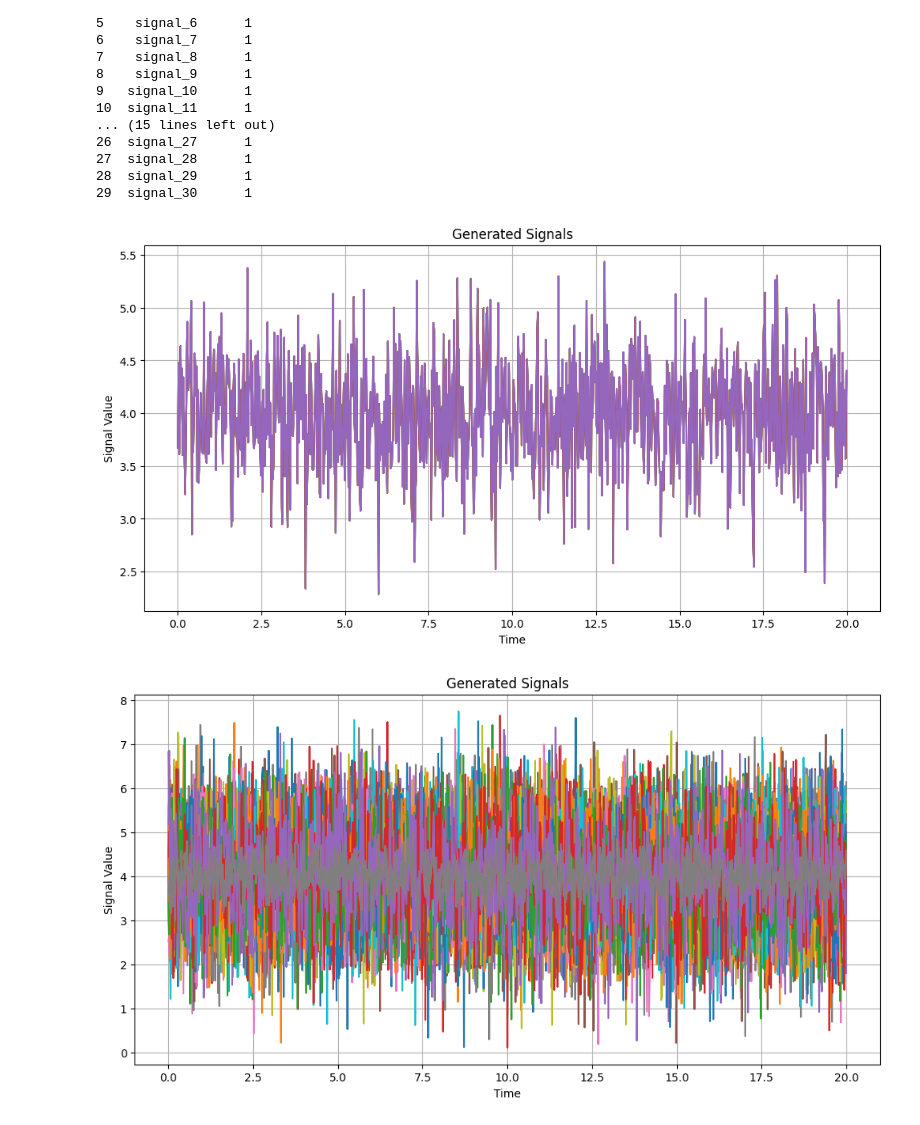
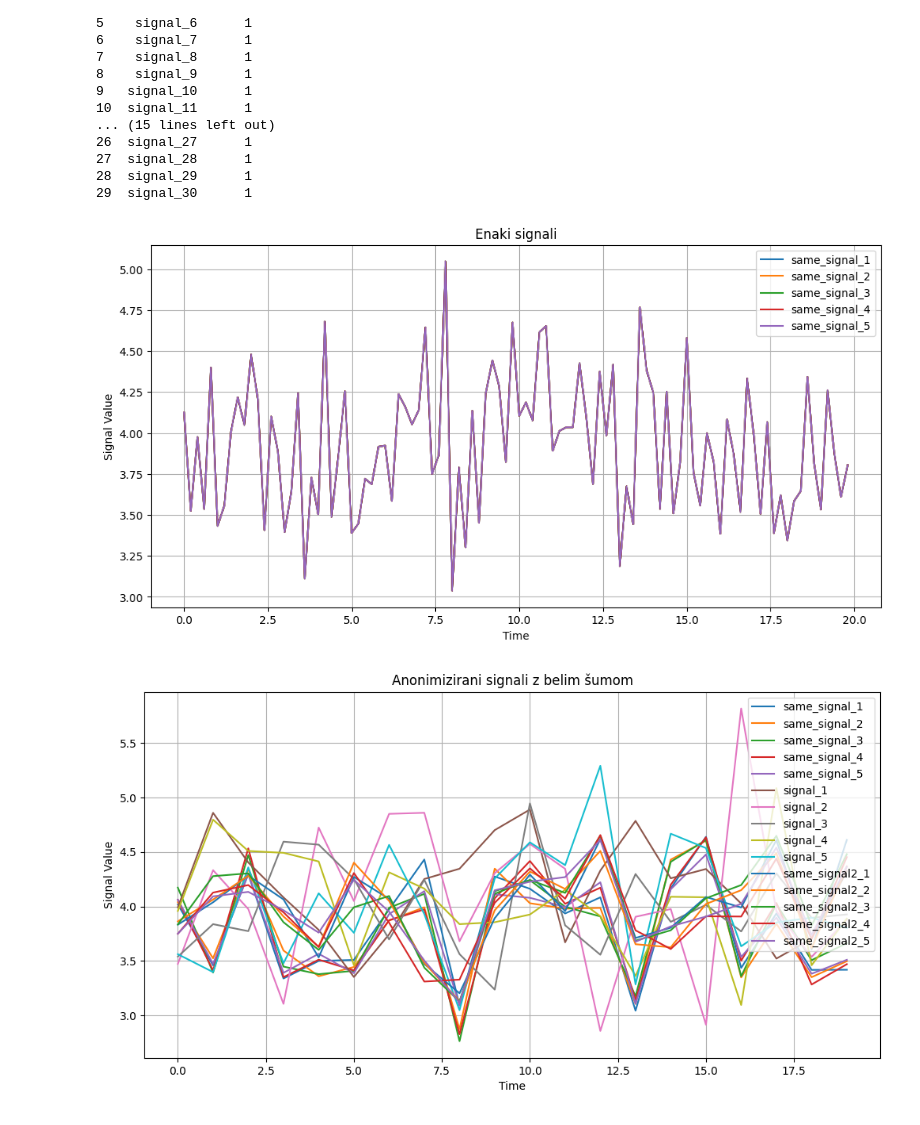
Before and after one commit to Leon-0-0-7/magistrska, a Jupyter notebook: src/anonimizacijaV1.ipynb, the cells around one changed output. Cells and saved outputs as stored; diff of their text form; code cells hidden in the pictures.

```diff
--- a/src/anonimizacijaV1.ipynb
+++ b/src/anonimizacijaV1.ipynb
@@ -36,7 +36,7 @@ N = 30                           # Število signalov
 generiraniSignali = generate_rand_signals(time, mu, std, ac, N)
 #print(generiraniSignali)
 # %%
-def plot_signals(df):
+def plot_signals(df, title="Signal Plot"):
     """
     Funkcija za prikaz signalov iz DataFrame-a.
 
@@ -50,10 +50,10 @@ def plot_signals(df):
     for column in df.columns[1:]:  # Preskoči 'time' stolpec in nariši signale
         plt.plot(df['time'], df[column], label=column)
 
-    plt.title('Generated Signals')
+    plt.title(title)
     plt.xlabel('Time')
     plt.ylabel('Signal Value')
-    plt.legend
     plt.grid(True)
+    plt.legend()
     plt.show()
 # %%
@@ -105,6 +105,10 @@ def anonymize_signals(originalni_signali_df, method_code, method_parameters):
     """
     anonimizirani_signali_df = originalni_signali_df.copy()
 
+    # Podvzorčenje
+    subsample_rate = method_parameters.get('subsample_rate', 1)
+    anonimizirani_signali_df = anonimizirani_signali_df.iloc[::subsample_rate].reset_index(drop=True)
+
     if method_code == 'quant':
         min_val = method_parameters.get('min', 0)
         max_val = method_parameters.get('max', 10)
@@ -118,6 +122,11 @@ def anonymize_signals(originalni_signali_df, method_code, method_parameters):
         # Omeji vrednosti na [min, max]
         anonimizirani_signali_df.iloc[:, 1:] = np.clip(anonimizirani_signali_df.iloc[:, 1:], min_val, max_val)
 
+    elif method_code == 'white_noise':
+        std = method_parameters.get('std', 0.5)
+        for column in anonimizirani_signali_df.columns[1:]:
+            anonimizirani_signali_df[column] = anonimizirani_signali_df[column] + np.random.normal(0, std, len(anonimizirani_signali_df))
+
     return anonimizirani_signali_df
 # %%
 # Anonimizacija podatkov
@@ -208,40 +217,54 @@ def generate_same_signals2(time, mu, std, ac, N):
 
     Args:
         time (numpy array): Časovni intervali (npr. np.arange(0, 20, 0.02)).
         mu (float): Povprečje za generiranje naključnih vrednosti.
         std (float): Standardni odklon za generiranje naključnih vrednosti.
         ac (float): Korelacija med signali (trenutno ne uporabljeno).
         N (int): Število signalov.
 
     Returns:
         pandas.DataFrame: DataFrame s časovnimi intervali in generiranimi signali.
     """
     # Generiraj en naključni signal iz normalne porazdelitve
     single_signal = np.random.normal(mu, std, size=len(time))
 
     # Ustvari matriko z N kopijami tega signala
     data = np.tile(single_signal, (N, 1)).T
 
     # Pretvori v DataFrame in dodaj časovni stolpec
     sameSignals_df = pd.DataFrame(data, columns=[f"same_signal2_{i+1}" for i in range(N)])
     sameSignals_df.insert(0, "time", time)  # Dodaj stolpec 'time' na prvo mesto
 
     return sameSignals_df
 
-time = np.arange(0, 20.02, 0.02)  # Časovni intervali od 0 do 20 s korakom 0.02
+time = np.arange(0, 20.00, 0.2)  # Časovni intervali od 0 do 20 s korakom 0.02
 mu = 4                            # Povprečje
 std = 0.5                           # Standardni odklon
 ac = 0                            # Korelacija (trenutno ni uporabljena)
 N = 5                           # Število signalov
 
 same_signals_df = generate_same_signals(time, mu, std, ac, N)
-same_signals_df_2 = generate_same_signals2(time, 4, 0.4, ac, 3)
-plot_signals(same_signals_df)
-zdruzeni_signali = pd.concat([same_signals_df, generiraniSignali.iloc[:, 1:], same_signals_df_2.iloc[:,1:]], axis=1)
-plot_signals(zdruzeni_signali)
-meth_pars = {'min': 0, 'max': 10, 'dif': 0.5}
-anonizirani = anonymize_signals(zdruzeni_signali, meth_code, meth_pars)
-anonim_count(zdruzeni_signali, anonizirani)
+same_signals_df_2 = generate_same_signals2(time, 4, 0.4, ac, 5)
+random_signal_df = generate_rand_signals(time, mu, std, ac, N)
+
+#plot_signals(random_signal_df)
+plot_signals(same_signals_df, 'Enaki signali')
+zdruzeni_signali = pd.concat([same_signals_df, random_signal_df.iloc[:, 1:], same_signals_df_2.iloc[:,1:]], axis=1)
+#plot_signals(zdruzeni_signali)
+
+meth_pars = {
+    'min': 3,
+    'max': 4,
+    'dif': 2,
+    'std': 0.1,
+    'subsample_rate': 5  # Vzame vsako peto meritev
+}
+signali_s_sumom = anonymize_signals(zdruzeni_signali, 'white_noise', meth_pars)
+plot_signals(signali_s_sumom, 'Anonimizirani signali z belim šumom')
+
+anonimizirani_in_kvant = anonymize_signals(signali_s_sumom, 'quant', {'min': 3, 'max': 5, 'dif': 1})
+plot_signals(anonimizirani_in_kvant, 'Šumljeni in kvantizirani signali')
+anonim_count(zdruzeni_signali, anonimizirani_in_kvant)
 # %% [output]
-[figure, old version]
+[figure, new version]
-[figure, old version]
+[figure, new version]
```
Also changed, not shown: parts of 4 cells of this notebook.
